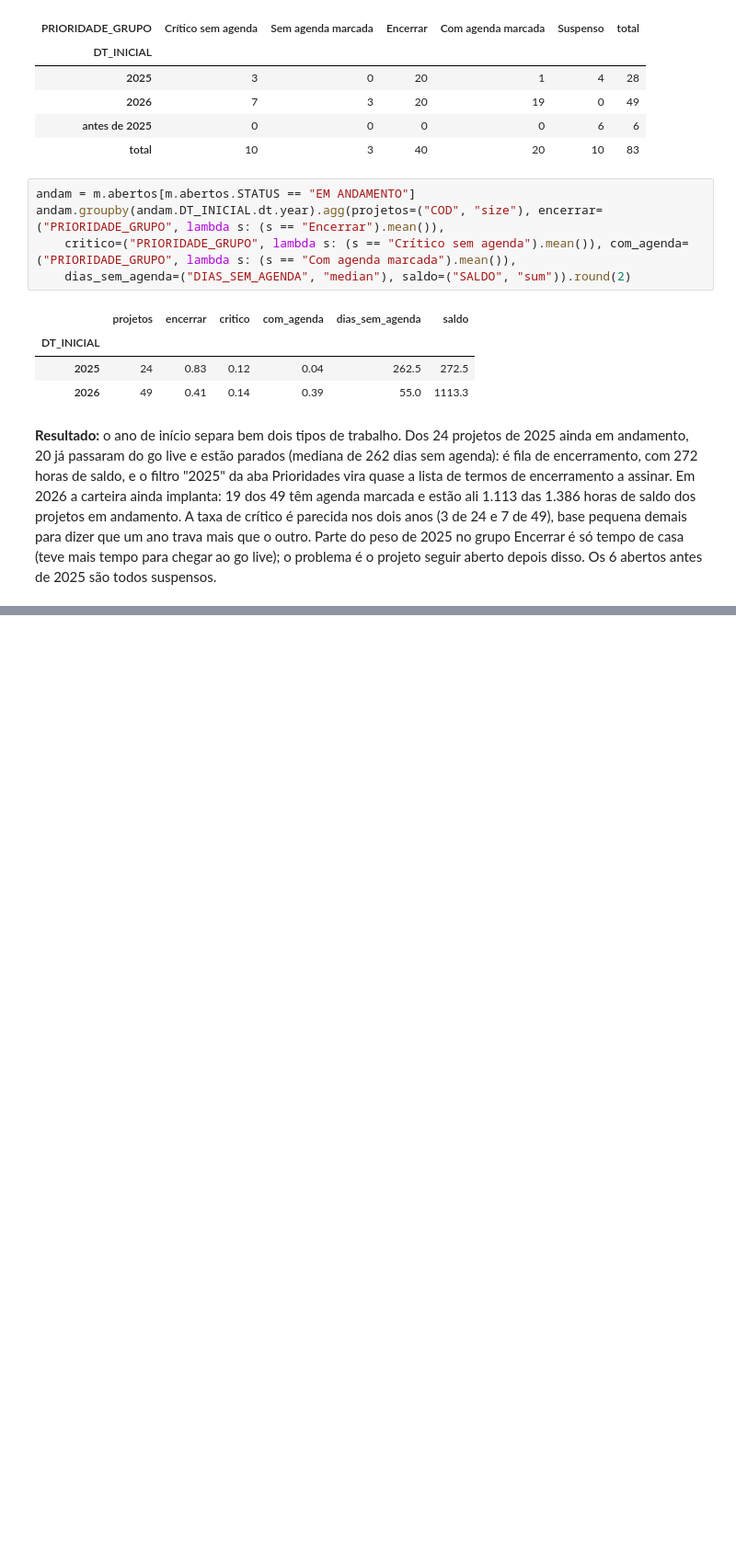
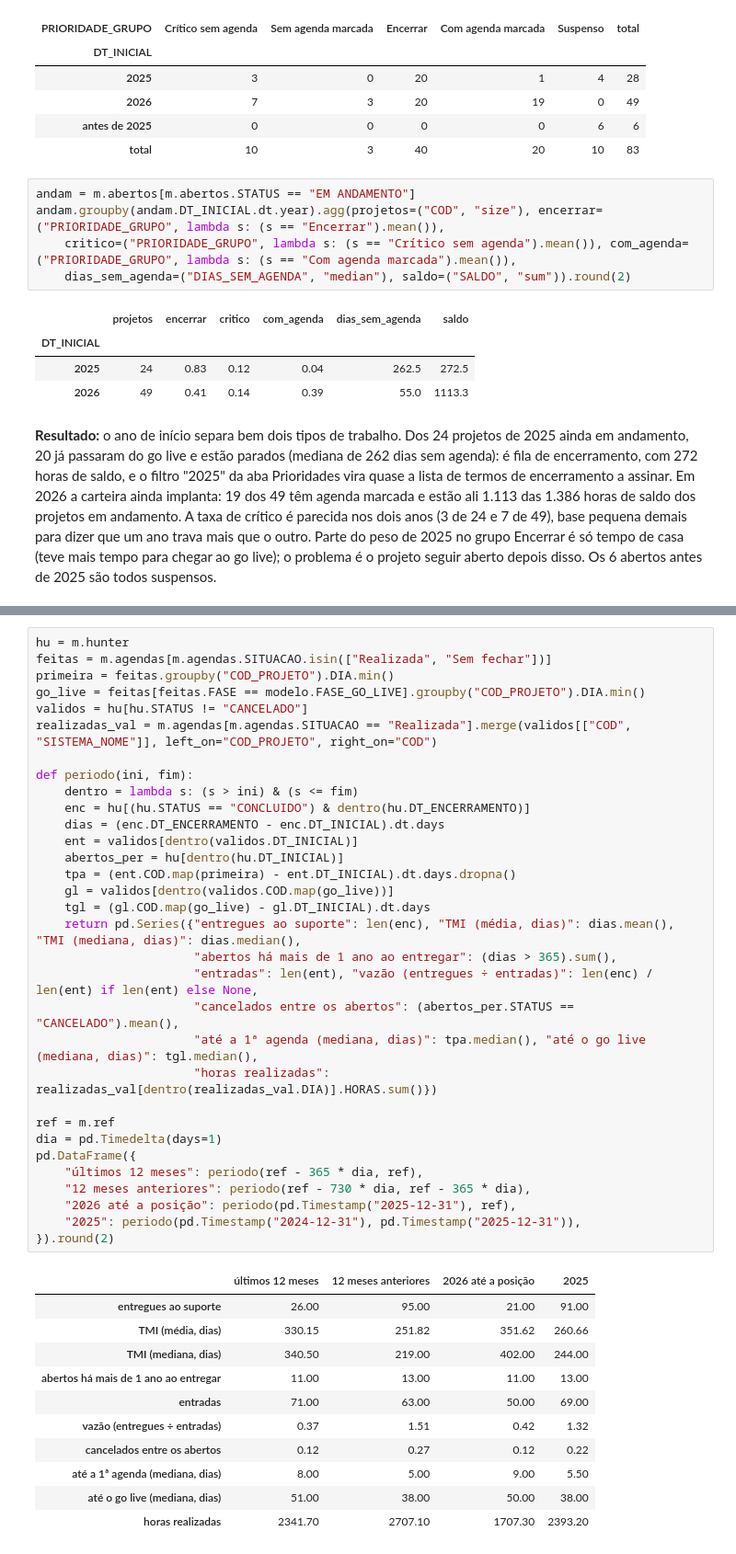
Before and after one commit to souloucoporjesus-wq/Operacoes_Produtor_Rural, a Jupyter notebook: projetos/Painel Projeto/analise-projetos-hunter.ipynb, the cells around one changed output, grey strips where cells are left out. Shown at 92% size. Cells and saved outputs as stored; diff of their text form; blank space fills up the shorter version.

```diff
--- a/projetos/Painel Projeto/analise-projetos-hunter.ipynb
+++ b/projetos/Painel Projeto/analise-projetos-hunter.ipynb
@@ -884,0 +888,44 @@ andam.groupby(andam.DT_INICIAL.dt.year).agg(projetos=("COD", "size"), encerrar=(
+# %%
+hu = m.hunter
+feitas = m.agendas[m.agendas.SITUACAO.isin(["Realizada", "Sem fechar"])]
+primeira = feitas.groupby("COD_PROJETO").DIA.min()
+go_live = feitas[feitas.FASE == modelo.FASE_GO_LIVE].groupby("COD_PROJETO").DIA.min()
+validos = hu[hu.STATUS != "CANCELADO"]
+realizadas_val = m.agendas[m.agendas.SITUACAO == "Realizada"].merge(validos[["COD", "SISTEMA_NOME"]], left_on="COD_PROJETO", right_on="COD")
+
+def periodo(ini, fim):
+    dentro = lambda s: (s > ini) & (s <= fim)
+    enc = hu[(hu.STATUS == "CONCLUIDO") & dentro(hu.DT_ENCERRAMENTO)]
+    dias = (enc.DT_ENCERRAMENTO - enc.DT_INICIAL).dt.days
+    ent = validos[dentro(validos.DT_INICIAL)]
+    abertos_per = hu[dentro(hu.DT_INICIAL)]
+    tpa = (ent.COD.map(primeira) - ent.DT_INICIAL).dt.days.dropna()
+    gl = validos[dentro(validos.COD.map(go_live))]
+    tgl = (gl.COD.map(go_live) - gl.DT_INICIAL).dt.days
+    return pd.Series({"entregues ao suporte": len(enc), "TMI (média, dias)": dias.mean(), "TMI (mediana, dias)": dias.median(),
+                      "abertos há mais de 1 ano ao entregar": (dias > 365).sum(),
+                      "entradas": len(ent), "vazão (entregues ÷ entradas)": len(enc) / len(ent) if len(ent) else None,
+                      "cancelados entre os abertos": (abertos_per.STATUS == "CANCELADO").mean(),
+                      "até a 1ª agenda (mediana, dias)": tpa.median(), "até o go live (mediana, dias)": tgl.median(),
+                      "horas realizadas": realizadas_val[dentro(realizadas_val.DIA)].HORAS.sum()})
+
+ref = m.ref
+dia = pd.Timedelta(days=1)
+pd.DataFrame({
+    "últimos 12 meses": periodo(ref - 365 * dia, ref),
+    "12 meses anteriores": periodo(ref - 730 * dia, ref - 365 * dia),
+    "2026 até a posição": periodo(pd.Timestamp("2025-12-31"), ref),
+    "2025": periodo(pd.Timestamp("2024-12-31"), pd.Timestamp("2025-12-31")),
+}).round(2)
+# %% [output]
+|  | últimos 12 meses | 12 meses anteriores | 2026 até a posição | 2025 |
+| entregues ao suporte | 26.00 | 95.00 | 21.00 | 91.00 |
+| TMI (média, dias) | 330.15 | 251.82 | 351.62 | 260.66 |
+| TMI (mediana, dias) | 340.50 | 219.00 | 402.00 | 244.00 |
+| abertos há mais de 1 ano ao entregar | 11.00 | 13.00 | 11.00 | 13.00 |
+| entradas | 71.00 | 63.00 | 50.00 | 69.00 |
+| vazão (entregues ÷ entradas) | 0.37 | 1.51 | 0.42 | 1.32 |
+| cancelados entre os abertos | 0.12 | 0.27 | 0.12 | 0.22 |
+| até a 1ª agenda (mediana, dias) | 8.00 | 5.00 | 9.00 | 5.50 |
+| até o go live (mediana, dias) | 51.00 | 38.00 | 50.00 | 38.00 |
+| horas realizadas | 2341.70 | 2707.10 | 1707.30 | 2393.20 |
```
Also changed, not shown: parts of 4 cells of this notebook, 23 other files.
